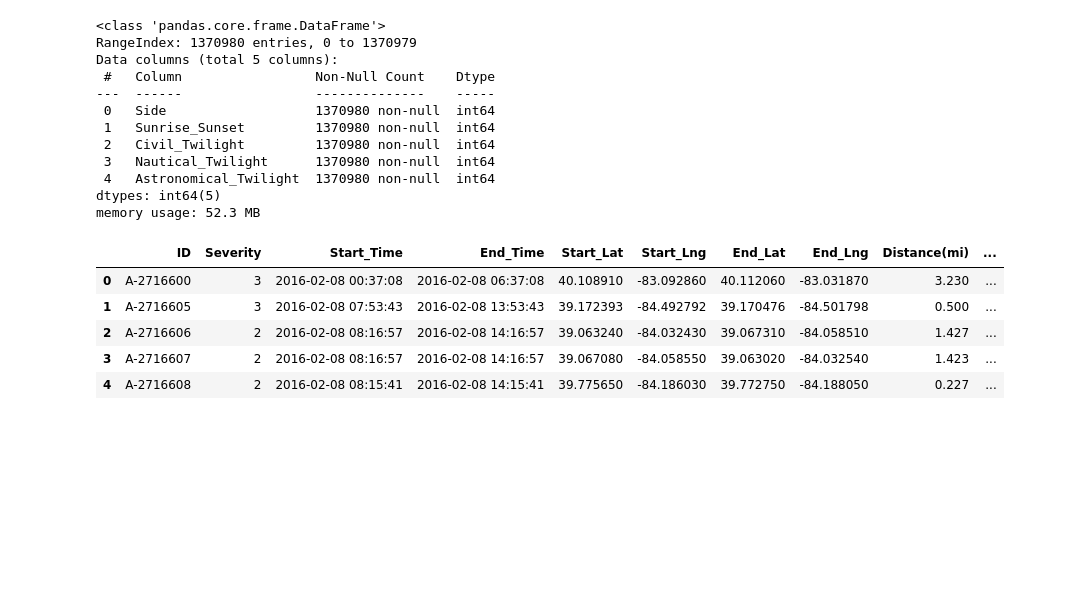
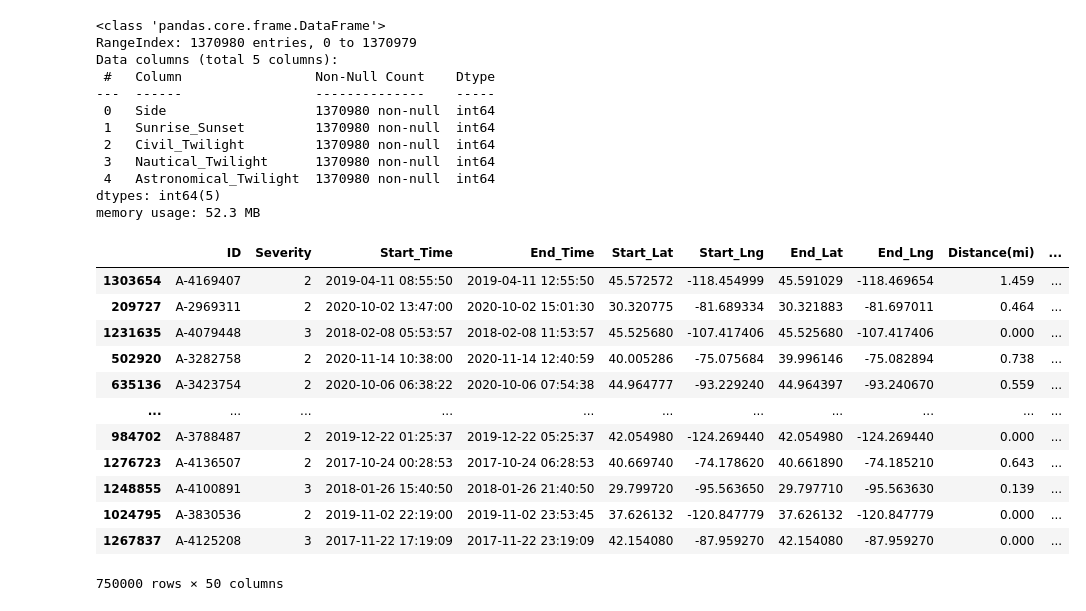
Before and after one commit to KostantinosKan/EDA-traffic_accidents, a Jupyter notebook: preprocessing/preprocessing.ipynb, the cells around one changed output. Cells and saved outputs as stored; diff of their text form; code cells hidden in the pictures; blank space fills up the shorter version.

```diff
--- a/preprocessing/preprocessing.ipynb
+++ b/preprocessing/preprocessing.ipynb
@@ -123,15 +123,24 @@ accidents_df["Start_Year"] = accidents_df["Start_Time"].dt.year
 
 # Add the column "Count"
 accidents_df["Count"] = 1
-# %%
-accidents_df.head()
-# %% [output]
-|  | ID | Severity | Start_Time | End_Time | Start_Lat | Start_Lng | End_Lat | End_Lng | Distance(mi) | ... |
-| 0 | A-2716600 | 3 | 2016-02-08 00:37:08 | 2016-02-08 06:37:08 | 40.108910 | -83.092860 | 40.112060 | -83.031870 | 3.230 | ... |
-| 1 | A-2716605 | 3 | 2016-02-08 07:53:43 | 2016-02-08 13:53:43 | 39.172393 | -84.492792 | 39.170476 | -84.501798 | 0.500 | ... |
-| 2 | A-2716606 | 2 | 2016-02-08 08:16:57 | 2016-02-08 14:16:57 | 39.063240 | -84.032430 | 39.067310 | -84.058510 | 1.427 | ... |
-| 3 | A-2716607 | 2 | 2016-02-08 08:16:57 | 2016-02-08 14:16:57 | 39.067080 | -84.058550 | 39.063020 | -84.032540 | 1.423 | ... |
-| 4 | A-2716608 | 2 | 2016-02-08 08:15:41 | 2016-02-08 14:15:41 | 39.775650 | -84.186030 | 39.772750 | -84.188050 | 0.227 | ... |
+# %%
+# Taking a sample
+accidents_df = accidents_df.sample(750000)
+accidents_df
+# %% [output]
+|  | ID | Severity | Start_Time | End_Time | Start_Lat | Start_Lng | End_Lat | End_Lng | Distance(mi) | ... |
+| 1303654 | A-4169407 | 2 | 2019-04-11 08:55:50 | 2019-04-11 12:55:50 | 45.572572 | -118.454999 | 45.591029 | -118.469654 | 1.459 | ... |
+| 209727 | A-2969311 | 2 | 2020-10-02 13:47:00 | 2020-10-02 15:01:30 | 30.320775 | -81.689334 | 30.321883 | -81.697011 | 0.464 | ... |
+| 1231635 | A-4079448 | 3 | 2018-02-08 05:53:57 | 2018-02-08 11:53:57 | 45.525680 | -107.417406 | 45.525680 | -107.417406 | 0.000 | ... |
+| 502920 | A-3282758 | 2 | 2020-11-14 10:38:00 | 2020-11-14 12:40:59 | 40.005286 | -75.075684 | 39.996146 | -75.082894 | 0.738 | ... |
+| 635136 | A-3423754 | 2 | 2020-10-06 06:38:22 | 2020-10-06 07:54:38 | 44.964777 | -93.229240 | 44.964397 | -93.240670 | 0.559 | ... |
+| ... | ... | ... | ... | ... | ... | ... | ... | ... | ... | ... |
+| 984702 | A-3788487 | 2 | 2019-12-22 01:25:37 | 2019-12-22 05:25:37 | 42.054980 | -124.269440 | 42.054980 | -124.269440 | 0.000 | ... |
+| 1276723 | A-4136507 | 2 | 2017-10-24 00:28:53 | 2017-10-24 06:28:53 | 40.669740 | -74.178620 | 40.661890 | -74.185210 | 0.643 | ... |
+| 1248855 | A-4100891 | 3 | 2018-01-26 15:40:50 | 2018-01-26 21:40:50 | 29.799720 | -95.563650 | 29.797710 | -95.563630 | 0.139 | ... |
+| 1024795 | A-3830536 | 2 | 2019-11-02 22:19:00 | 2019-11-02 23:53:45 | 37.626132 | -120.847779 | 37.626132 | -120.847779 | 0.000 | ... |
+| 1267837 | A-4125208 | 3 | 2017-11-22 17:19:09 | 2017-11-22 23:19:09 | 42.154080 | -87.959270 | 42.154080 | -87.959270 | 0.000 | ... |
+750000 rows × 50 columns
 # %%
 # Save the preproced dataset
 accidents_df.to_csv("accidents_df_preproced.csv", index=False)
```
Also changed, not shown: 9 other files.
